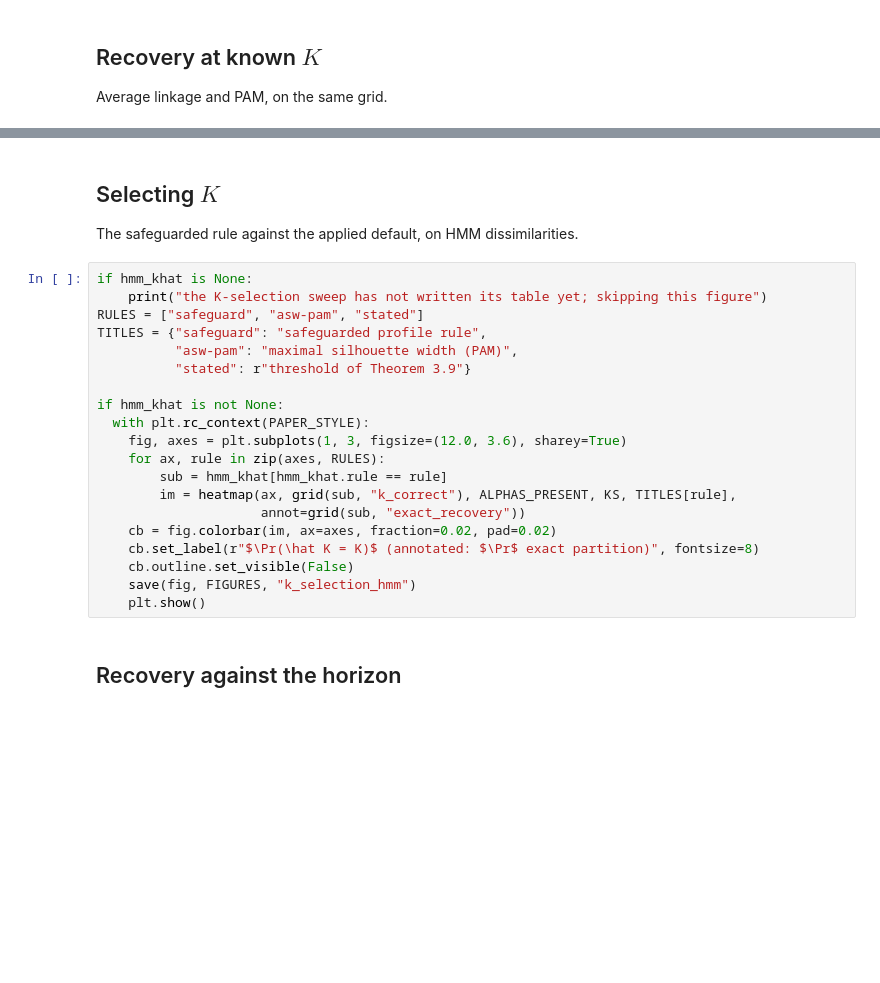
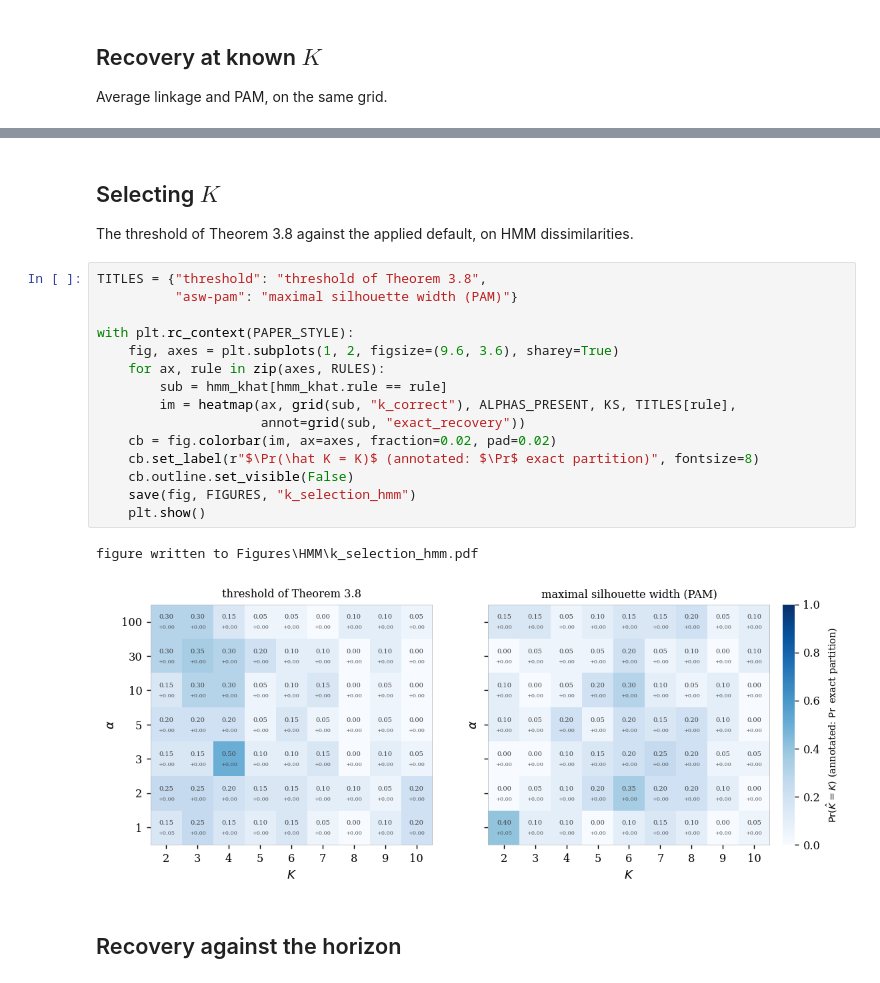
Before and after one commit to OttaKhalifa/OMConvergence, a Jupyter notebook: Simulations/hmm.ipynb, the cells around one changed output, grey strips where cells are left out. Drawn from its saved outputs; the diff is of its cells as text; blank space fills up the shorter version.

```diff
--- a/Simulations/hmm.ipynb
+++ b/Simulations/hmm.ipynb
@@ -171,27 +291,25 @@ with plt.rc_context(PAPER_STYLE):
 # %% [markdown]
 ## Selecting $K$
 
-The safeguarded rule against the applied default, on HMM dissimilarities.
+The threshold of Theorem 3.8 against the applied default, on HMM dissimilarities.
 # %%
-if hmm_khat is None:
-    print("the K-selection sweep has not written its table yet; skipping this figure")
-RULES = ["safeguard", "asw-pam", "stated"]
-TITLES = {"safeguard": "safeguarded profile rule",
-          "asw-pam": "maximal silhouette width (PAM)",
-          "stated": r"threshold of Theorem 3.9"}
+TITLES = {"threshold": "threshold of Theorem 3.8",
+          "asw-pam": "maximal silhouette width (PAM)"}
 
-if hmm_khat is not None:
-  with plt.rc_context(PAPER_STYLE):
-    fig, axes = plt.subplots(1, 3, figsize=(12.0, 3.6), sharey=True)
+with plt.rc_context(PAPER_STYLE):
+    fig, axes = plt.subplots(1, 2, figsize=(9.6, 3.6), sharey=True)
     for ax, rule in zip(axes, RULES):
         sub = hmm_khat[hmm_khat.rule == rule]
         im = heatmap(ax, grid(sub, "k_correct"), ALPHAS_PRESENT, KS, TITLES[rule],
                      annot=grid(sub, "exact_recovery"))
     cb = fig.colorbar(im, ax=axes, fraction=0.02, pad=0.02)
     cb.set_label(r"$\Pr(\hat K = K)$ (annotated: $\Pr$ exact partition)", fontsize=8)
     cb.outline.set_visible(False)
     save(fig, FIGURES, "k_selection_hmm")
     plt.show()
+# %% [output]
+figure written to Figures\HMM\k_selection_hmm.pdf
+[figure, added]
 # %% [markdown]
 ## Recovery against the horizon
 # %%
```
Also changed, not shown: parts of 13 cells of this notebook, 1 other file.
